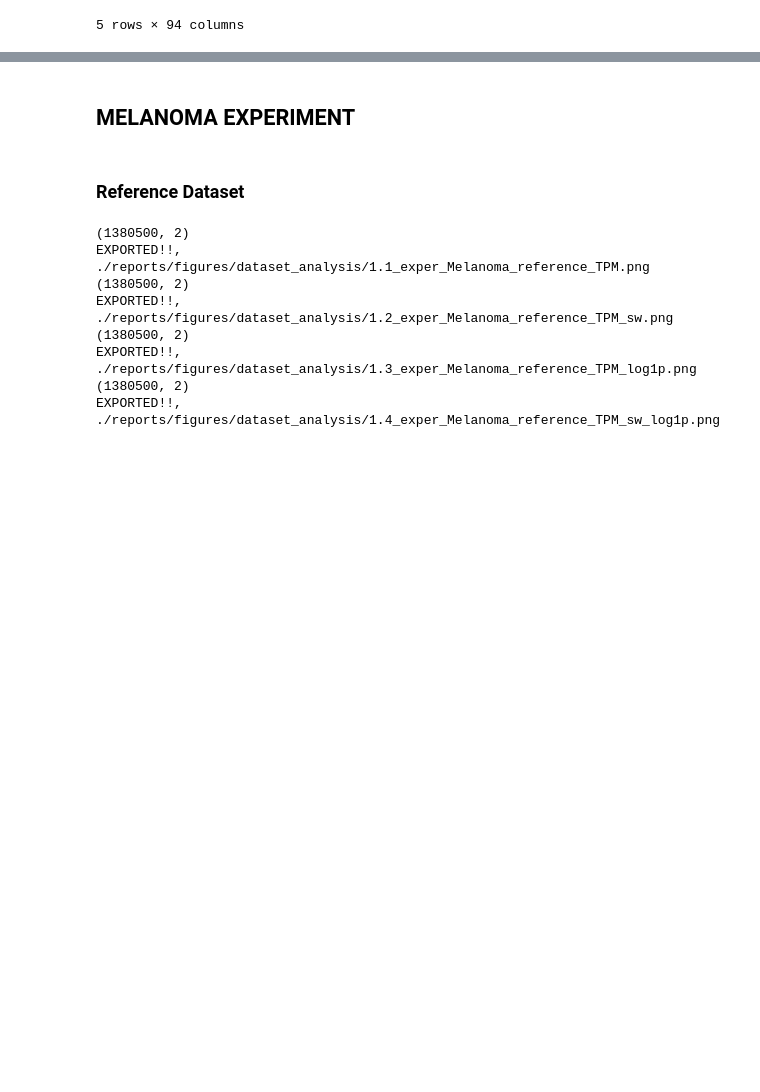
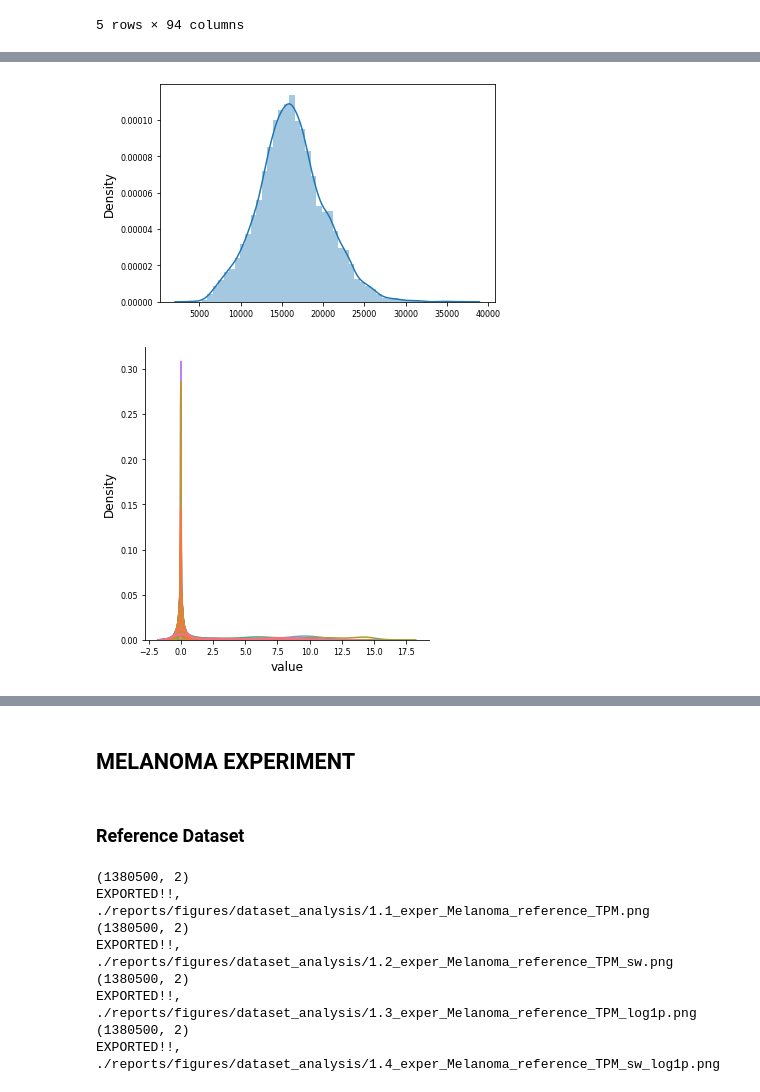
Before and after one commit to pelingundogdu/signalization_prior_knowledge_based_nn, a Jupyter notebook: notebooks/2.1-pg-analyze-raw-dataset.ipynb, the cells around one changed output, grey strips where cells are left out. Drawn from its saved outputs; the diff is of its cells as text; code cells hidden in the pictures; blank space fills up the shorter version.

```diff
--- a/notebooks/2.1-pg-analyze-raw-dataset.ipynb
+++ b/notebooks/2.1-pg-analyze-raw-dataset.ipynb
@@ -83,0 +84,5 @@ print(len(set(random_genes)))
+# %%
+def plot_expression_and_sum(df):
+#     df['sum'] = df.iloc[:, :-1].sum(axis=1)
+    sns.distplot(df.iloc[:, :-1].sum(axis=1))
+    sns.displot(pd.melt(df[random_genes]), x='value', hue='variable', kind='kde', legend=False)
@@ -83,0 +145,5 @@ print(len(set(random_genes)))
+# %%
+plot_expression_and_sum(df_immune)
+# %% [output]
+[figure, added]
+[figure, added]
```
Also changed, not shown: parts of 12 cells of this notebook, 3 other files.
